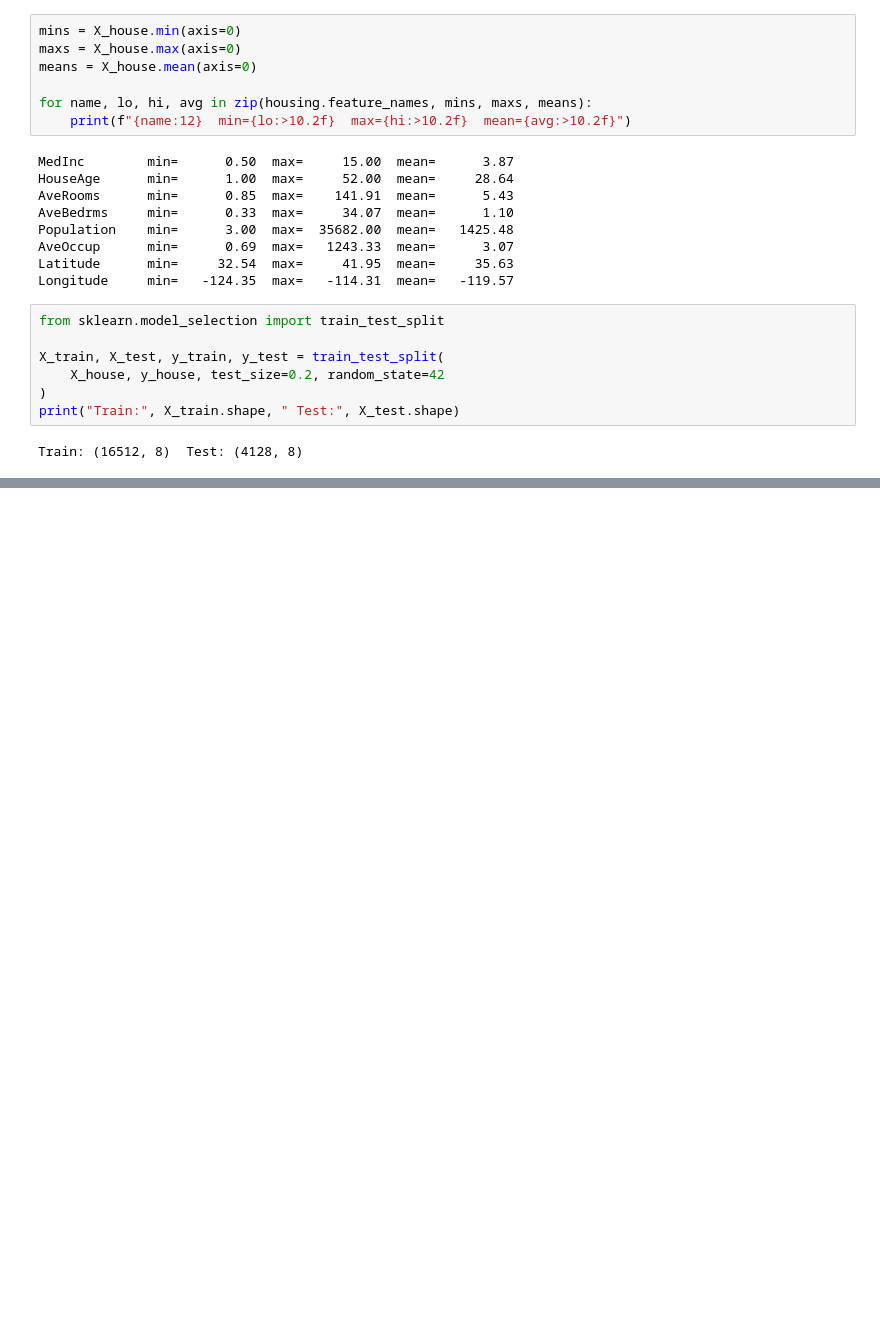
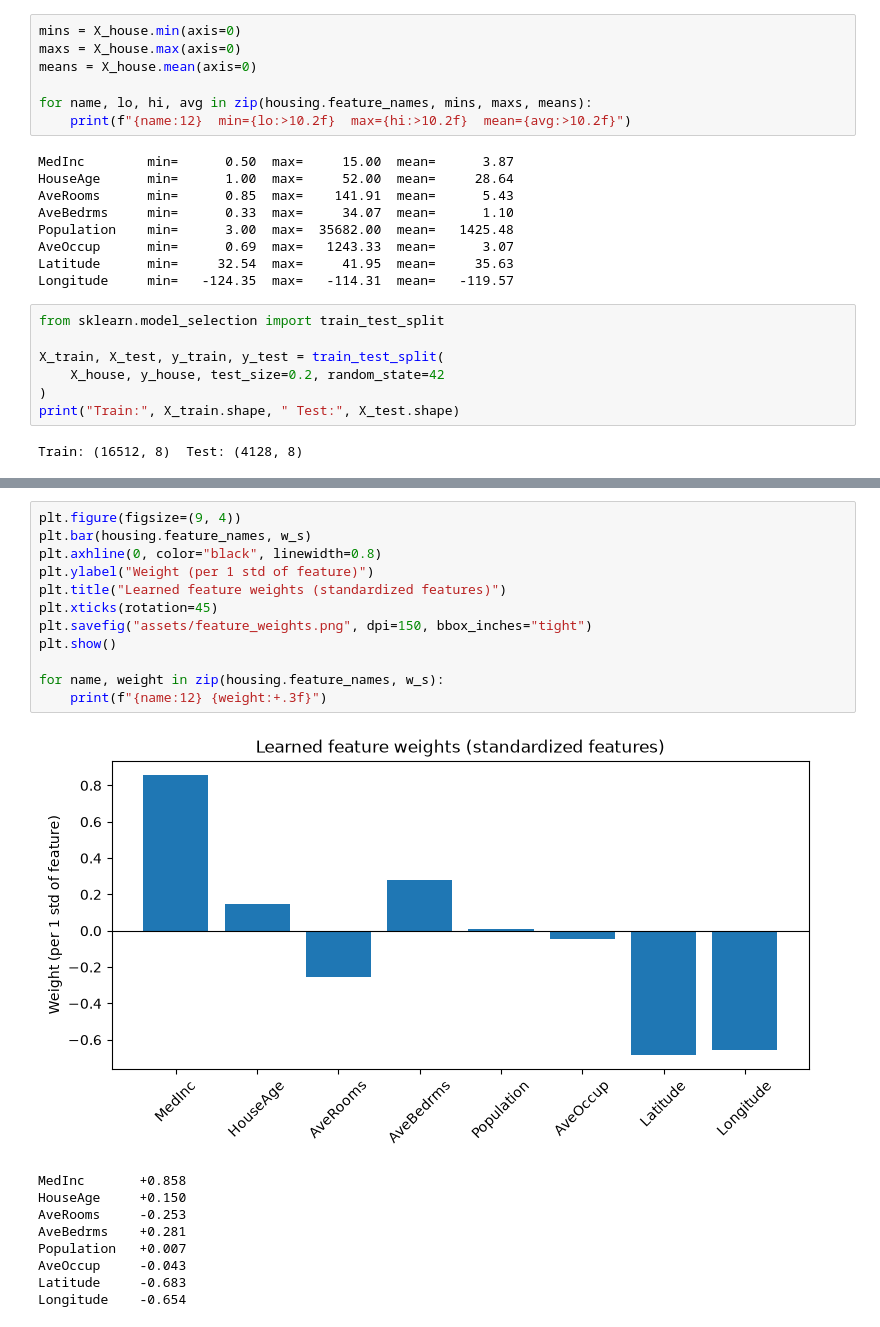
Before and after one commit to travella08/ml-from-scratch, a Jupyter notebook: 01-linear-regression/experiments.ipynb, the cells around one changed output, grey strips where cells are left out. Cells and saved outputs as stored; diff of their text form; blank space fills up the shorter version.

```diff
--- a/01-linear-regression/experiments.ipynb
+++ b/01-linear-regression/experiments.ipynb
@@ -205,0 +261,22 @@ Train: (16512, 8)  Test: (4128, 8)
+# %%
+plt.figure(figsize=(9, 4))
+plt.bar(housing.feature_names, w_s)
+plt.axhline(0, color="black", linewidth=0.8)
+plt.ylabel("Weight (per 1 std of feature)")
+plt.title("Learned feature weights (standardized features)")
+plt.xticks(rotation=45)
+plt.savefig("assets/feature_weights.png", dpi=150, bbox_inches="tight")
+plt.show()
+
+for name, weight in zip(housing.feature_names, w_s):
+    print(f"{name:12} {weight:+.3f}")
+# %% [output]
+[figure, added]
+MedInc       +0.858
+HouseAge     +0.150
+AveRooms     -0.253
+AveBedrms    +0.281
+Population   +0.007
+AveOccup     -0.043
+Latitude     -0.683
+Longitude    -0.654
```
Also changed, not shown: parts of 8 cells of this notebook, 4 other files.
